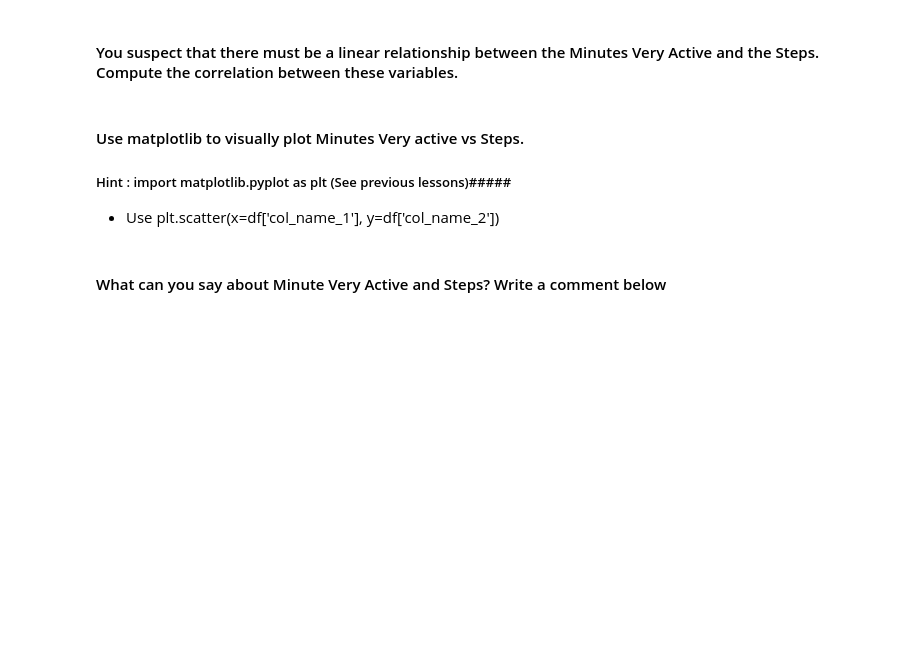
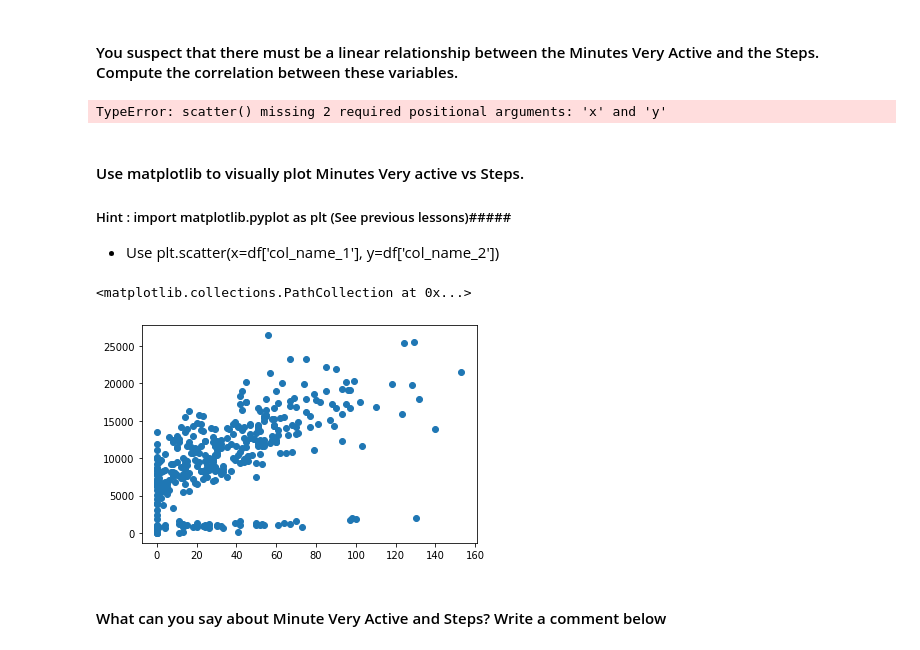
Before and after one commit to ta-datapt-bcn/lab-pivot-table-and-correlation, a Jupyter notebook: your_code/main.ipynb, the cells around one changed output. Saved outputs shown, nothing was run; the diff lists cells and outputs as text; code cells hidden in the pictures; blank space fills up the shorter version.

```diff
--- a/your_code/main.ipynb
+++ b/your_code/main.ipynb
@@ -70,6 +124,7 @@
 #### Open the ` Fitbit.csv` file and name your dataset `fitbit`
 # %%
 # your answer here
+fitbit = pd.read_csv("Fitbit.csv")
 # %% [markdown]
 #### Explore you dataset in terms of data types and descriptive statistics
 #### *Hint: Use Pandas functions from previous lectures*
@@ -84,3 +165,8 @@
+# %%
+# your answer here
+fitbit.plot.scatter(column=[fitbit['Minutes Very Active'],fitbit['Steps']], by="cat")
+# %% [output]
+TypeError: scatter() missing 2 required positional arguments: 'x' and 'y'
 # %% [markdown]
 #### Use matplotlib to visually plot Minutes Very active vs Steps.
 
@@ -91,2 +175,9 @@
+# %%
+import matplotlib.pyplot as plt
+# your answer here
+plt.scatter(x= fitbit['Minutes Very Active'], y= fitbit['Steps'])
+# %% [output]
+<matplotlib.collections.PathCollection at 0x...>
+[figure, added]
 # %% [markdown]
 #### What can you say about Minute Very Active and Steps? Write a comment below
```
Also changed, not shown: parts of 19 cells of this notebook.
